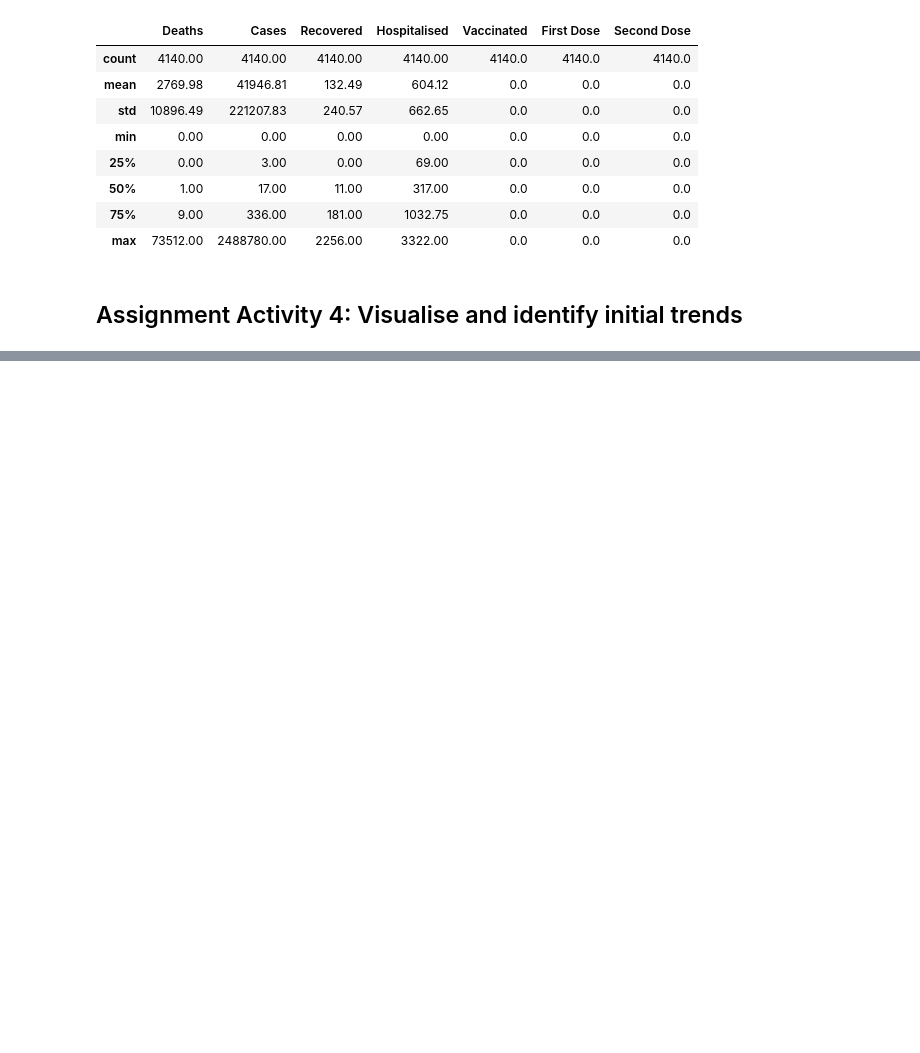
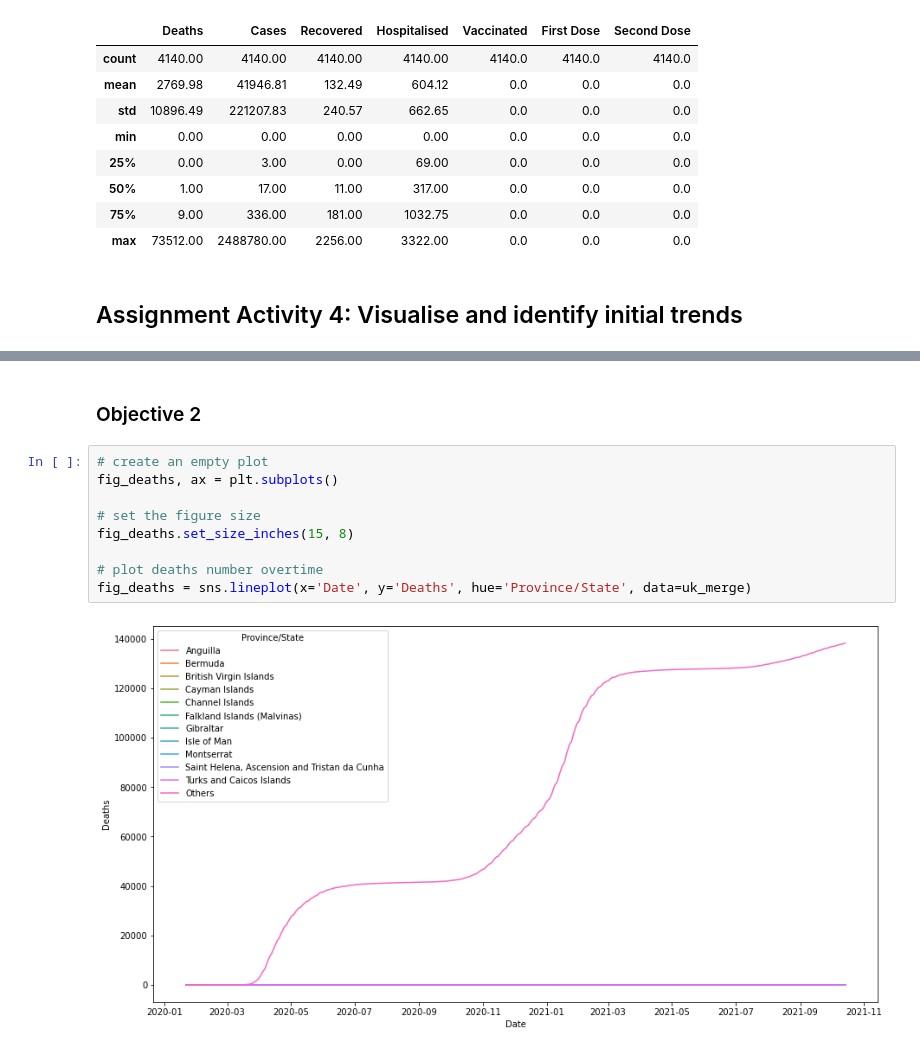
Before and after one commit to MiffySiu/LSE_DA201_COVID_analysis_ChingSum_Siu, a Jupyter notebook: COVID data analysis.ipynb, the cells around one changed output, grey strips where cells are left out. Saved outputs shown, nothing was run; the diff lists cells and outputs as text; blank space fills up the shorter version.

```diff
--- a/COVID data analysis.ipynb
+++ b/COVID data analysis.ipynb
@@ -660,0 +677,13 @@ fig_vaccine = sns.barplot(x="Province/State", y="Vaccinated %", data=uk_merge_pr
+# %% [markdown]
+### Objective 2
+# %%
+# create an empty plot
+fig_deaths, ax = plt.subplots()
+
+# set the figure size
+fig_deaths.set_size_inches(15, 8)
+
+# plot deaths number overtime
+fig_deaths = sns.lineplot(x='Date', y='Deaths', hue='Province/State', data=uk_merge)
+# %% [output]
+[figure, added]
```
Also changed, not shown: parts of 38 cells of this notebook.
